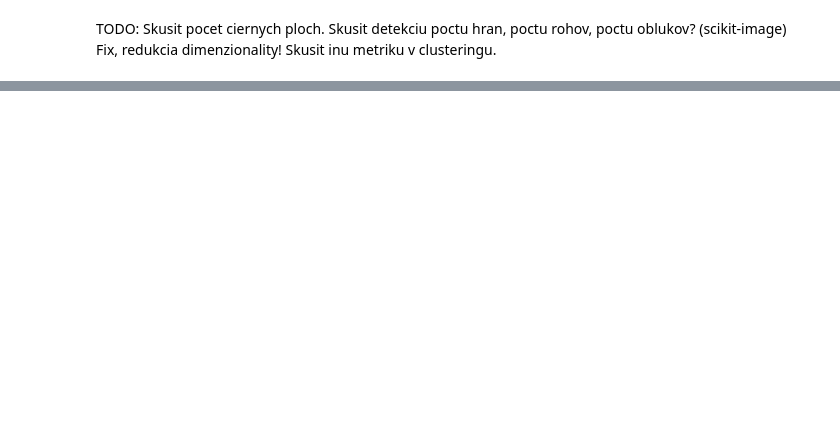
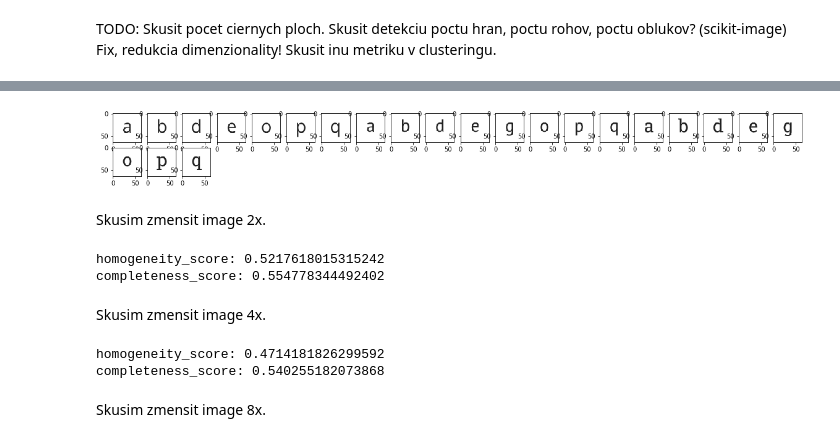
Before and after one commit to SimonSebechlebsky/vos2-clustering, a Jupyter notebook: image-clustering.ipynb, the cells around one changed output, grey strips where cells are left out. Saved outputs shown, nothing was run; the diff lists cells and outputs as text; code cells hidden in the pictures; blank space fills up the shorter version.

```diff
--- a/image-clustering.ipynb
+++ b/image-clustering.ipynb
@@ -512,0 +641,34 @@ TODO: Skusit pocet ciernych ploch. Skusit detekciu poctu hran, poctu rohov, poct
+# %%
+print_cluster(4)
+# %% [output]
+[figure, added]
+# %% [markdown]
+Skusim zmensit image 2x.
+# %%
+immatrix = np.array([normalize_colors_in_image(np.array(resize_image(rgba_to_int(np.array(Image.open(im))), 2)).flatten()) for im in images], 'f')
+immatrix = add_board_counts(immatrix)
+
+cls = KMeans(n_clusters=26, random_state=420, algorithm='elkan')
+kmeans = cls.fit(immatrix)
+clusters = kmeans.labels_
+
+score(y_test, clusters)
+# %% [output]
+homogeneity_score: 0.5217618015315242
+completeness_score: 0.554778344492402
+# %% [markdown]
+Skusim zmensit image 4x.
+# %%
+immatrix = np.array([normalize_colors_in_image(np.array(resize_image(rgba_to_int(np.array(Image.open(im))), 4)).flatten()) for im in images], 'f')
+immatrix = add_board_counts(immatrix)
+
+cls = KMeans(n_clusters=26, random_state=420, algorithm='elkan')
+kmeans = cls.fit(immatrix)
+clusters = kmeans.labels_
+
+score(y_test, clusters)
+# %% [output]
+homogeneity_score: 0.4714181826299592
+completeness_score: 0.540255182073868
+# %% [markdown]
+Skusim zmensit image 8x.
```
Also changed, not shown: parts of 51 cells of this notebook.
